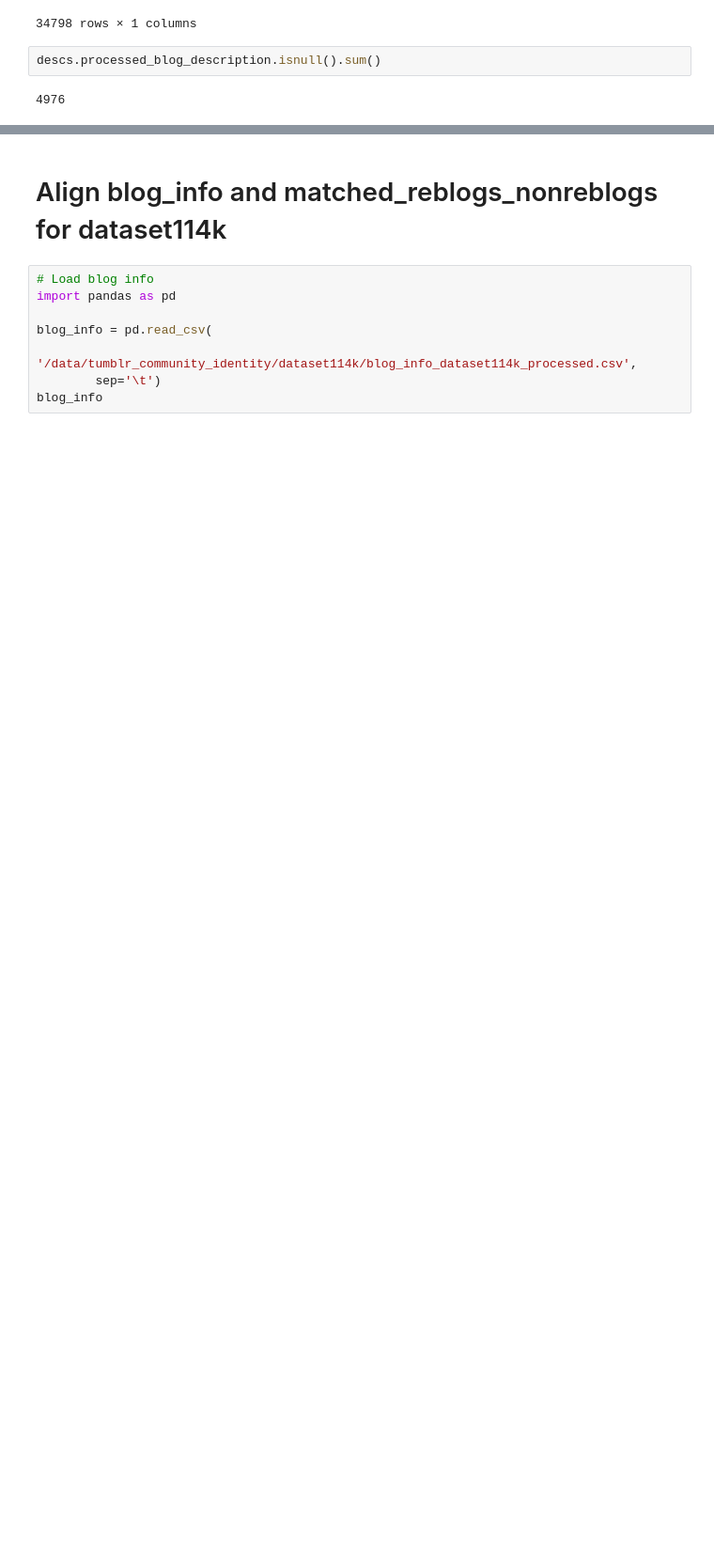
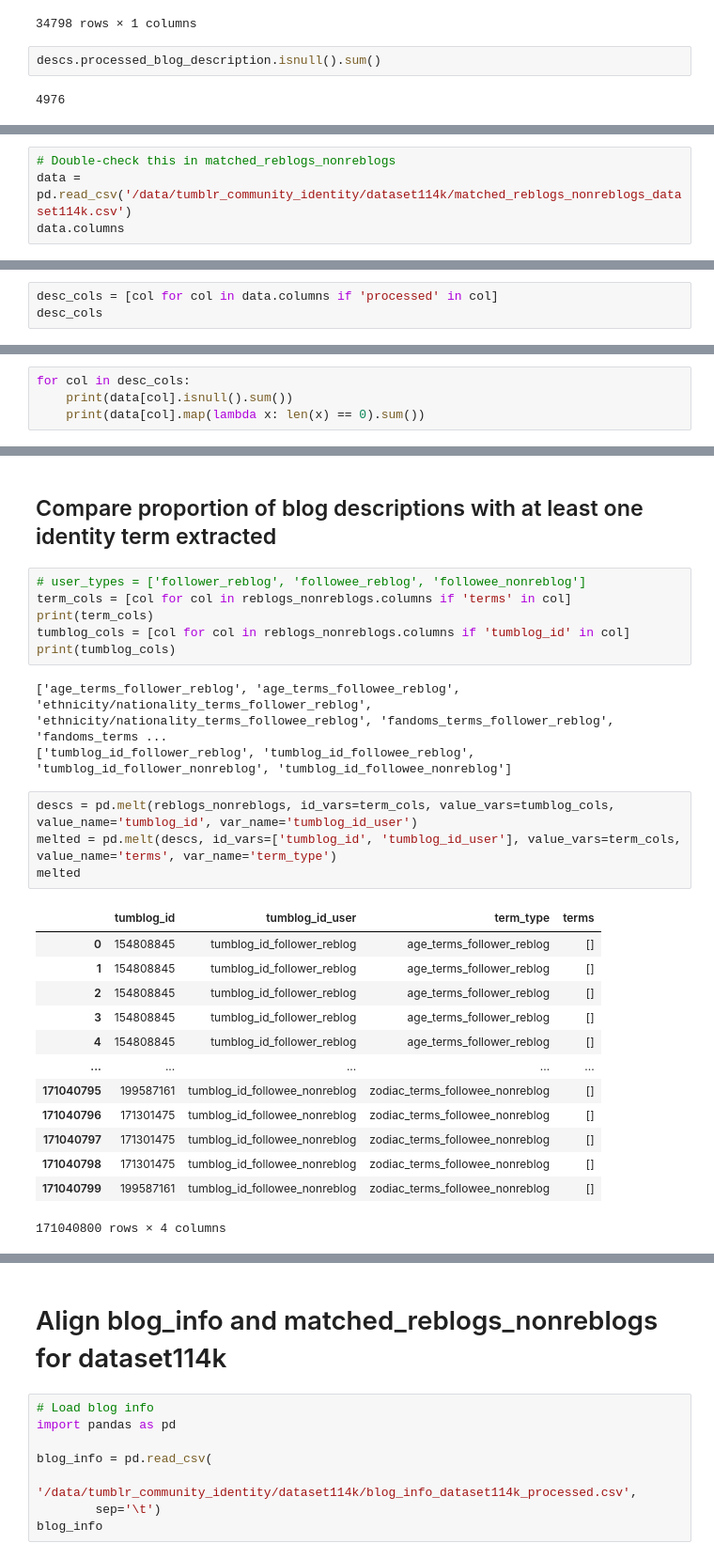
Before and after one commit to michaelmilleryoder/tumblr_community_identity, a Jupyter notebook: jupyter/check_data.ipynb, the cells around one changed output, grey strips where cells are left out. Shown at 94% size. Cells and saved outputs as stored; diff of their text form; blank space fills up the shorter version.

```diff
--- a/jupyter/check_data.ipynb
+++ b/jupyter/check_data.ipynb
@@ -135,0 +177,4 @@ descs.processed_blog_description.isnull().sum()
+# %%
+# Double-check this in matched_reblogs_nonreblogs
+data = pd.read_csv('/data/tumblr_community_identity/dataset114k/matched_reblogs_nonreblogs_dataset114k.csv')
+data.columns
@@ -135,0 +199,3 @@ descs.processed_blog_description.isnull().sum()
+# %%
+desc_cols = [col for col in data.columns if 'processed' in col]
+desc_cols
@@ -135,0 +206,4 @@ descs.processed_blog_description.isnull().sum()
+# %%
+for col in desc_cols:
+    print(data[col].isnull().sum())
+    print(data[col].map(lambda x: len(x) == 0).sum())
@@ -135,0 +217,29 @@ descs.processed_blog_description.isnull().sum()
+# %% [markdown]
+## Compare proportion of blog descriptions with at least one identity term extracted
+# %%
+# user_types = ['follower_reblog', 'followee_reblog', 'followee_nonreblog']
+term_cols = [col for col in reblogs_nonreblogs.columns if 'terms' in col]
+print(term_cols)
+tumblog_cols = [col for col in reblogs_nonreblogs.columns if 'tumblog_id' in col]
+print(tumblog_cols)
+# %% [output]
+['age_terms_follower_reblog', 'age_terms_followee_reblog', 'ethnicity/nationality_terms_follower_reblog', 'ethnicity/nationality_terms_followee_reblog', 'fandoms_terms_follower_reblog', 'fandoms_terms ...
+['tumblog_id_follower_reblog', 'tumblog_id_followee_reblog', 'tumblog_id_follower_nonreblog', 'tumblog_id_followee_nonreblog']
+# %%
+descs = pd.melt(reblogs_nonreblogs, id_vars=term_cols, value_vars=tumblog_cols, value_name='tumblog_id', var_name='tumblog_id_user')
+melted = pd.melt(descs, id_vars=['tumblog_id', 'tumblog_id_user'], value_vars=term_cols, value_name='terms', var_name='term_type')
+melted
+# %% [output]
+|  | tumblog_id | tumblog_id_user | term_type | terms |
+| 0 | 154808845 | tumblog_id_follower_reblog | age_terms_follower_reblog | [] |
+| 1 | 154808845 | tumblog_id_follower_reblog | age_terms_follower_reblog | [] |
+| 2 | 154808845 | tumblog_id_follower_reblog | age_terms_follower_reblog | [] |
+| 3 | 154808845 | tumblog_id_follower_reblog | age_terms_follower_reblog | [] |
+| 4 | 154808845 | tumblog_id_follower_reblog | age_terms_follower_reblog | [] |
+| ... | ... | ... | ... | ... |
+| 171040795 | 199587161 | tumblog_id_followee_nonreblog | zodiac_terms_followee_nonreblog | [] |
+| 171040796 | 171301475 | tumblog_id_followee_nonreblog | zodiac_terms_followee_nonreblog | [] |
+| 171040797 | 171301475 | tumblog_id_followee_nonreblog | zodiac_terms_followee_nonreblog | [] |
+| 171040798 | 171301475 | tumblog_id_followee_nonreblog | zodiac_terms_followee_nonreblog | [] |
+| 171040799 | 199587161 | tumblog_id_followee_nonreblog | zodiac_terms_followee_nonreblog | [] |
+171040800 rows × 4 columns
```
Also changed, not shown: parts of 13 cells of this notebook, 2 other files.
